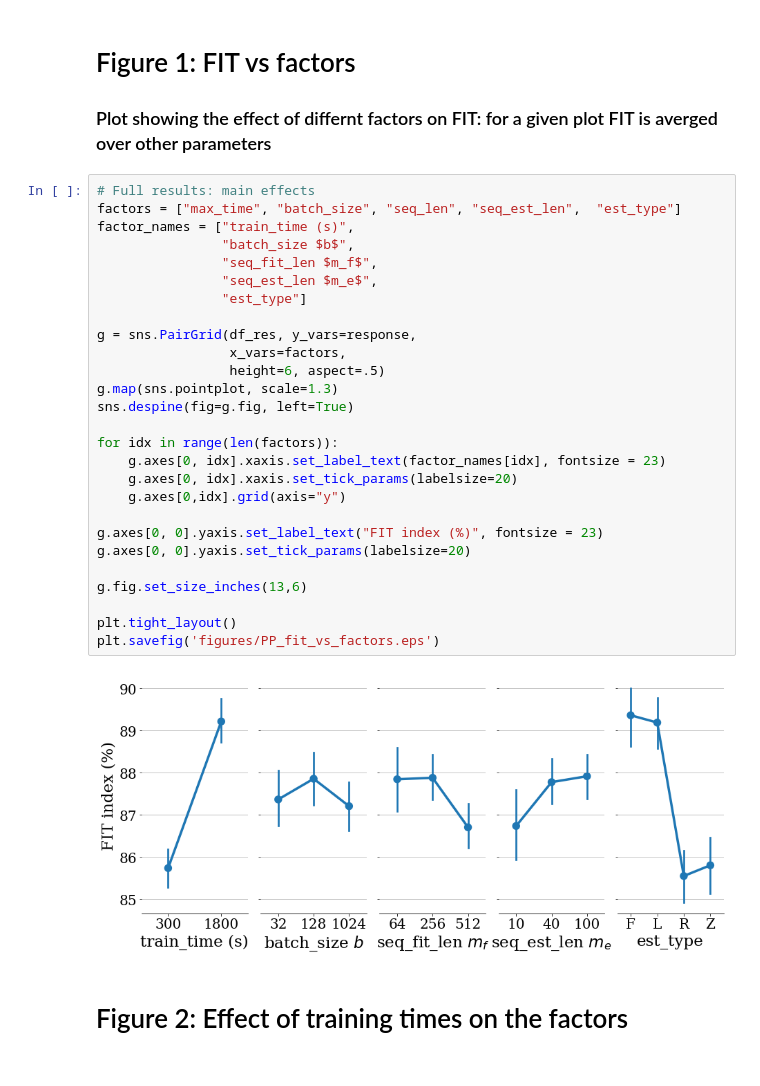
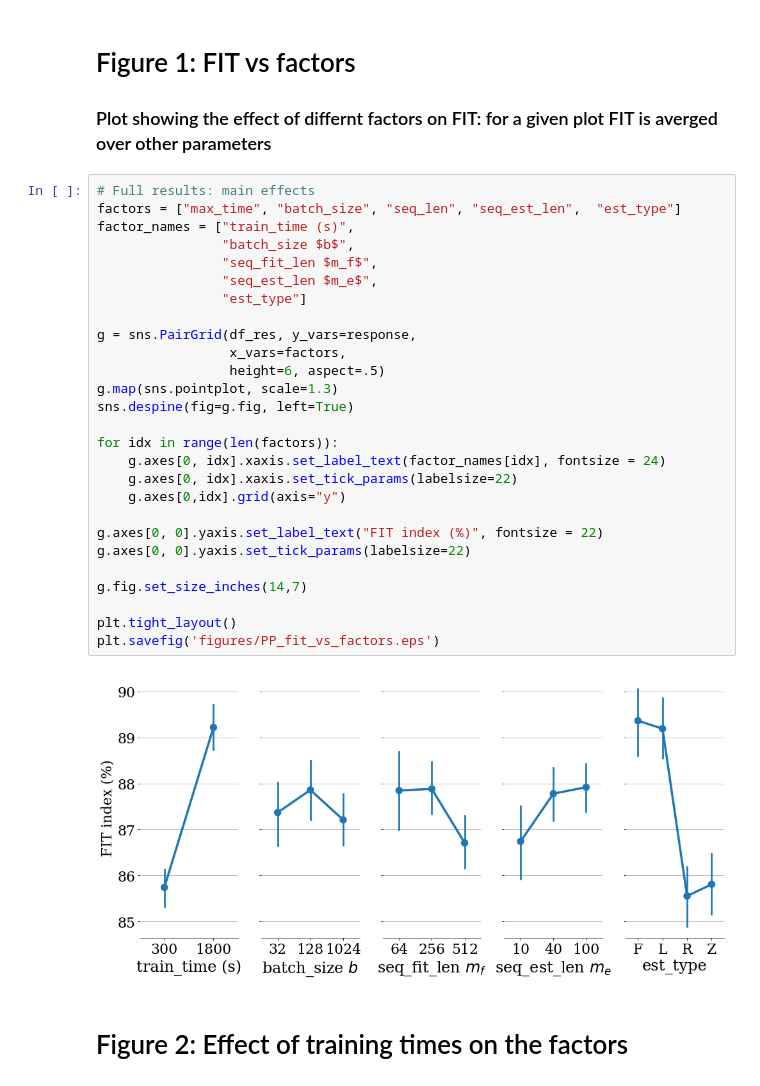
Before and after one commit to forgi86/sysid-neural-estimator, a Jupyter notebook: examples/pick_place/does/doe1_eval_paper.ipynb, the cells around one changed output. Cells and saved outputs as stored; diff of their text form.

Commit message:
paper figure modified

```diff
--- a/examples/pick_place/does/doe1_eval_paper.ipynb
+++ b/examples/pick_place/does/doe1_eval_paper.ipynb
@@ -89,32 +89,32 @@ matplotlib.rc('font', **font)
 # %%
 # Full results: main effects
 factors = ["max_time", "batch_size", "seq_len", "seq_est_len",  "est_type"]
 factor_names = ["train_time (s)",
                 "batch_size $b$",
                 "seq_fit_len $m_f$",
                 "seq_est_len $m_e$",
                 "est_type"]
 
 g = sns.PairGrid(df_res, y_vars=response,
                  x_vars=factors,
                  height=6, aspect=.5)
 g.map(sns.pointplot, scale=1.3)
 sns.despine(fig=g.fig, left=True)
 
 for idx in range(len(factors)):
-    g.axes[0, idx].xaxis.set_label_text(factor_names[idx], fontsize = 23)
-    g.axes[0, idx].xaxis.set_tick_params(labelsize=20)
+    g.axes[0, idx].xaxis.set_label_text(factor_names[idx], fontsize = 24)
+    g.axes[0, idx].xaxis.set_tick_params(labelsize=22)
     g.axes[0,idx].grid(axis="y")
 
-g.axes[0, 0].yaxis.set_label_text("FIT index (%)", fontsize = 23)
-g.axes[0, 0].yaxis.set_tick_params(labelsize=20)
+g.axes[0, 0].yaxis.set_label_text("FIT index (%)", fontsize = 22)
+g.axes[0, 0].yaxis.set_tick_params(labelsize=22)
 
-g.fig.set_size_inches(13,6)
+g.fig.set_size_inches(14,7)
 
 plt.tight_layout()
 plt.savefig('figures/PP_fit_vs_factors.eps')
 # %% [output]
-[figure, old version]
+[figure, new version]
 # %% [markdown]
 # Figure 2: Effect of training times on the factors
 # %%
```
Also changed, not shown: parts of 4 cells of this notebook.
